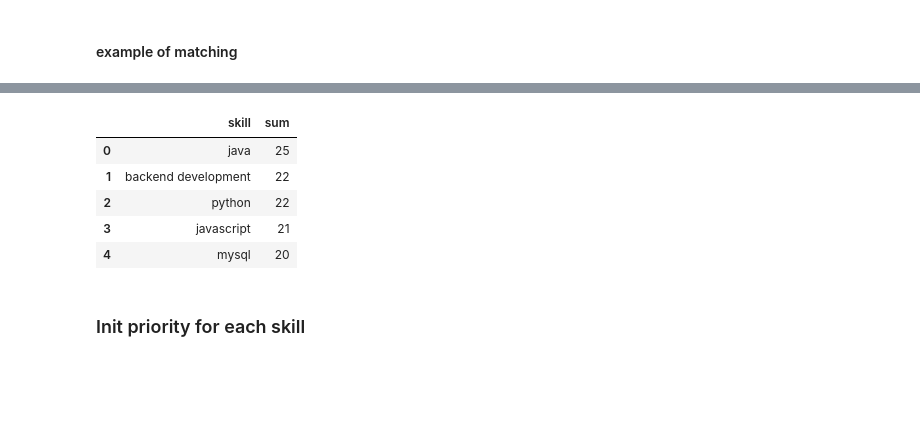
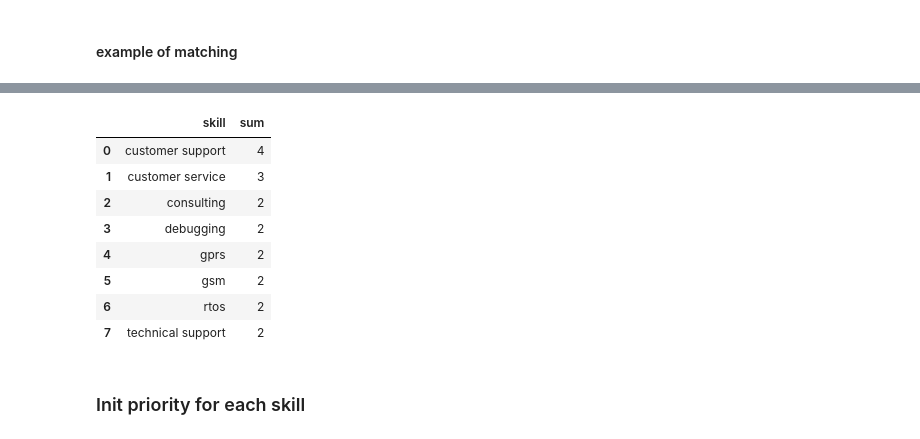
Before and after one commit to knwch/job-skillset, a Jupyter notebook: skill-prepare.ipynb, the cells around one changed output, grey strips where cells are left out. Cells and saved outputs as stored; diff of their text form; code cells hidden in the pictures; blank space fills up the shorter version.

```diff
--- a/skill-prepare.ipynb
+++ b/skill-prepare.ipynb
@@ -177,6 +182,8 @@ def cleanSkillKeywords(df):
     df.loc[(df['skill'] == "test automation"), "skill"] = "automation testing"
 
     df.loc[(df['skill'] == "data scientist"), "skill"] = "data science"
+
+    df.loc[(df['skill'] == "data analyst"), "skill"] = "data analysis"
 
     df.loc[(df['skill'] == "asp") |
            (df['skill'] == ".net") |
@@ -270,3 +277,7 @@ def matchJobs(title, method, percent):
 # Job Skills
 # %% [markdown]
 #### example of matching
+# %%
+df_match = matchJobs(title="Customer Support", method="set", percent=90)
+with pd.option_context('display.max_rows', None, 'display.max_columns', None):
+    display(df_match)
@@ -273,18 +292,20 @@ def matchJobs(title, method, percent):
 # %%
-df_match = matchJobs(title="Backend", method="set", percent=90)
 list_match = extractSkill(df_match['Key Skills'])
 df_recommend = pd.DataFrame(list_match.items(), columns = ['skill', 'sum'])
 df_recommend = cleanSkillKeywords(df_recommend)
 
 with pd.option_context('display.max_rows', None, 'display.max_columns', None):
-    display(df_recommend.head())
+    display(df_recommend)
 # %% [output]
 |  | skill | sum |
-| 0 | java | 25 |
-| 1 | backend development | 22 |
-| 2 | python | 22 |
-| 3 | javascript | 21 |
-| 4 | mysql | 20 |
+| 0 | customer support | 4 |
+| 1 | customer service | 3 |
+| 2 | consulting | 2 |
+| 3 | debugging | 2 |
+| 4 | gprs | 2 |
+| 5 | gsm | 2 |
+| 6 | rtos | 2 |
+| 7 | technical support | 2 |
 # %% [markdown]
 ### Init priority for each skill
 # %%
```
Also changed, not shown: parts of 4 cells of this notebook, 3 other files.
